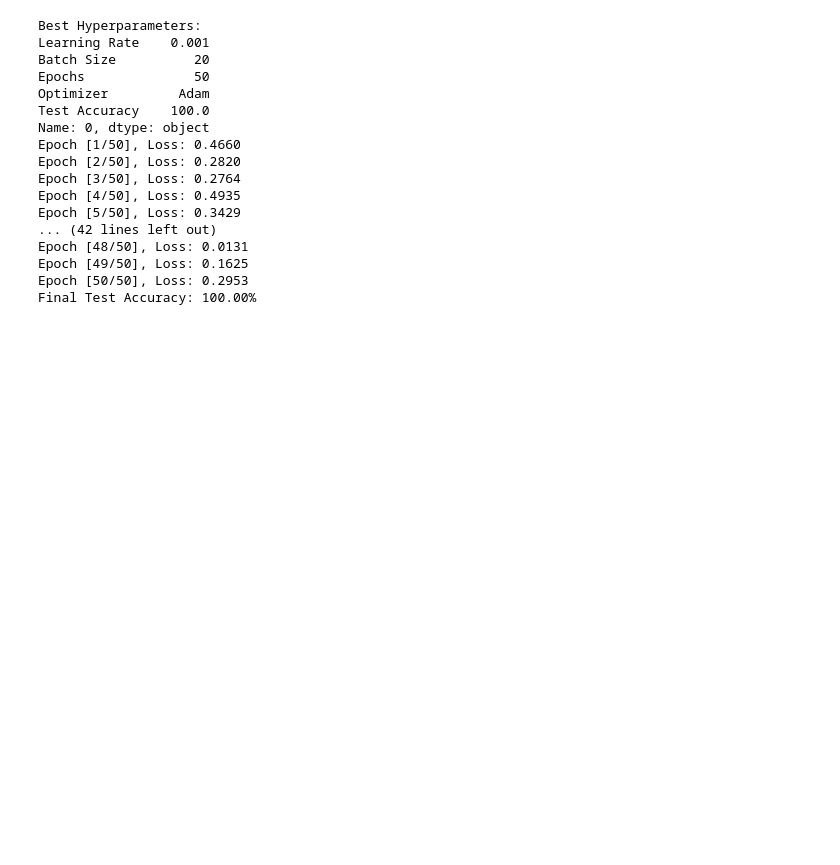
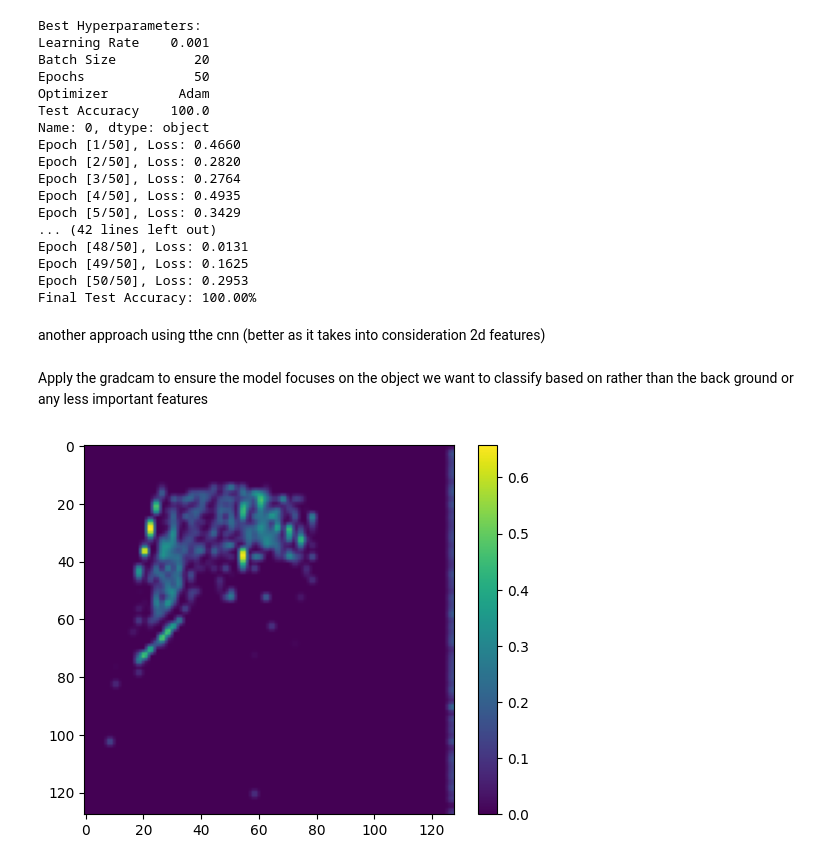
Before and after one commit to NadaMourad57/Husky-Wolf-Binary-Classifier, a Jupyter notebook: Project.ipynb, the cells around one changed output. Drawn from its saved outputs; the diff is of its cells as text; code cells hidden in the pictures; blank space fills up the shorter version.

Commit message:
added cnn and grad-cam

```diff
--- a/Project.ipynb
+++ b/Project.ipynb
@@ -308,3 +324,5 @@ Epoch [48/50], Loss: 0.0131
 Epoch [49/50], Loss: 0.1625
 Epoch [50/50], Loss: 0.2953
 Final Test Accuracy: 100.00%
+# %% [markdown]
+another approach using tthe cnn (better as it takes into consideration 2d features)
@@ -310,0 +352,66 @@ Final Test Accuracy: 100.00%
+# %% [markdown]
+Apply the gradcam to ensure the model focuses on the object we want to classify based on rather than the back ground or any less important features
+# %%
+
+
+class GradCAM:
+    def __init__(self, model, target_layer):
+        self.model = model
+        self.target_layer = target_layer
+        self.gradients = None
+        self.activations = None
+
+        # Hook into the target layer to get activations and gradients
+        target_layer.register_forward_hook(self.save_activations)
+        target_layer.register_full_backward_hook(self.save_gradients)
+
+    def save_activations(self, module, input, output):
+        self.activations = output
+
+    def save_gradients(self, module, grad_input, grad_output):
+        self.gradients = grad_output[0]
+
+    def generate_heatmap(self, input_image, target_class=None):
+        # Forward pass
+        output = self.model(input_image)
+        if target_class is None:
+            target_class = torch.argmax(output, dim=1).item()
+
+        # Backward pass
+        self.model.zero_grad()
+        output[0, target_class].backward()
+
+        # Compute gradients and activations
+        gradients = self.gradients.cpu().data.numpy()[0]
+        activations = self.activations.cpu().data.numpy()[0]
+
+        # Weight the activations by the gradients
+        weights = np.mean(gradients, axis=(1, 2))
+        heatmap = np.zeros(activations.shape[1:], dtype=np.float32)
+        for i, w in enumerate(weights):
+            heatmap += w * activations[i]
+
+        # Normalize the heatmap
+        heatmap = np.maximum(heatmap, 0)
+        heatmap /= np.max(heatmap)
+
+        # Resize heatmap to match the input image size
+        heatmap = cv2.resize(heatmap, (input_image.shape[3], input_image.shape[2]))
+        return heatmap
+
+# Example usage
+model = CNNClassifier()
+target_layer = model.conv2  # Last convolutional layer
+grad_cam = GradCAM(model, target_layer)
+
+# Generate heatmap for a test image
+test_image, _ = test_dataset[2]  # Get a test image
+test_image = test_image.unsqueeze(0)  # Add batch dimension
+heatmap = grad_cam.generate_heatmap(test_image)
+
+# Plot the heatmap
+plt.imshow(heatmap)
+plt.colorbar()
+plt.show()
+# %% [output]
+[figure, added]
```
Also changed, not shown: parts of 11 cells of this notebook.
